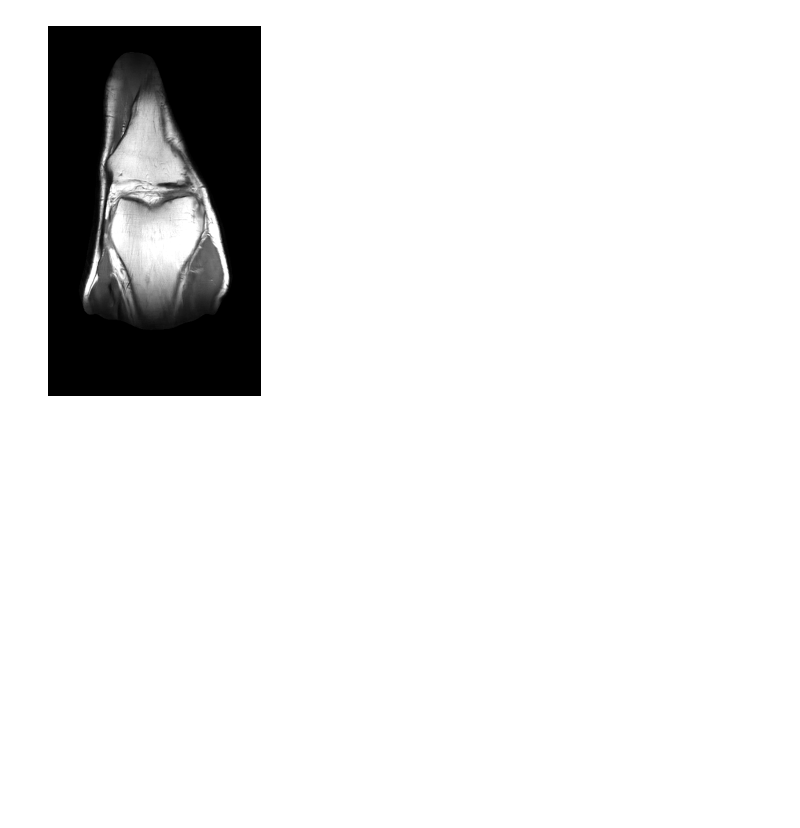
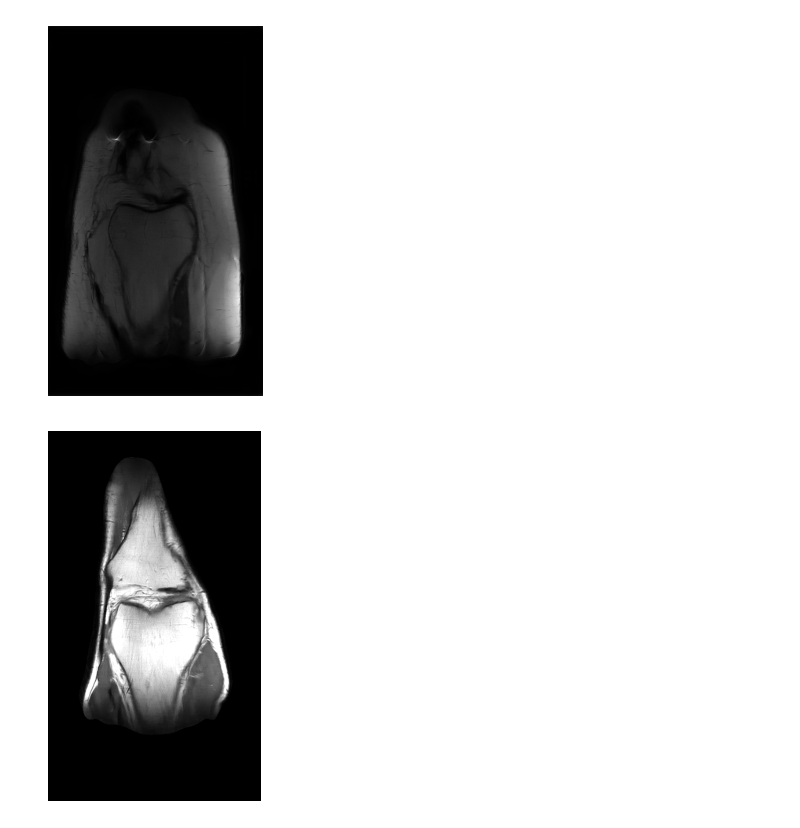
Before and after one commit to ee2178/ImMAP, a Jupyter notebook: notebooks/immap.ipynb, the cells around one changed output. Drawn from its saved outputs; the diff is of its cells as text; code cells hidden in the pictures; blank space fills up the shorter version.

```diff
--- a/notebooks/immap.ipynb
+++ b/notebooks/immap.ipynb
@@ -64,6 +103,8 @@ plot_image(e2e_recon)
 # %%
-# e2e_recon, _ = e2e_net(meas_kspace, E=E, sigma=sigma_y)
-# plot_image(e2e_recon)
+e2e_recon, _ = e2e_net(meas_kspace, E=E, sigma=sigma_y)
+plot_image(e2e_recon)
+# %% [output]
+[figure, added]
 # %%
 # Try just one run of difflpdsnet
 sigma_t = torch.tensor([1.0], device = device)
```
Also changed, not shown: parts of 12 cells of this notebook, 25 other files.
